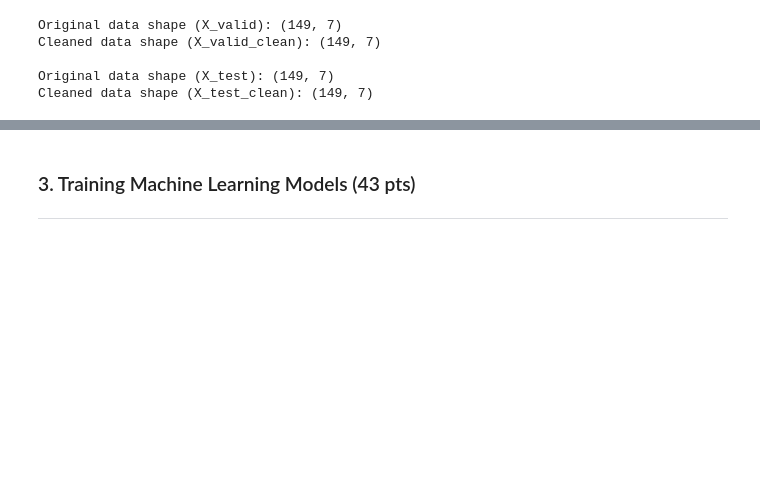
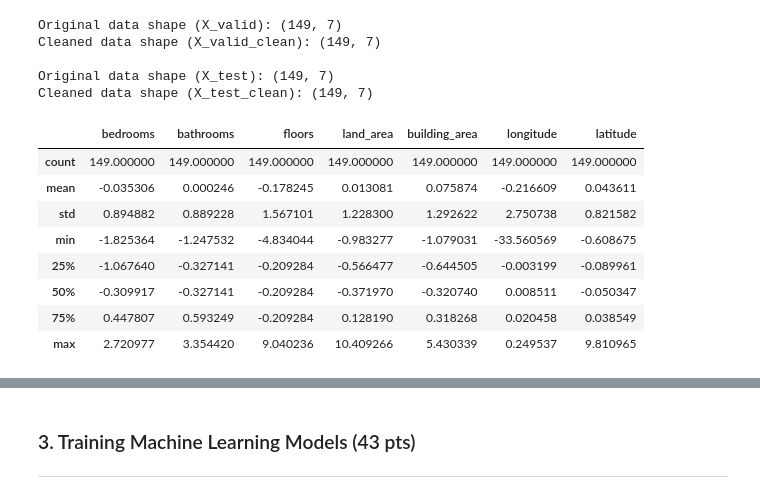
Before and after one commit to Cakurniawan/pacmann-intro-ml, a Jupyter notebook: mentoring-2/Mentoring_02_Candra_Kurniawan_Introduction_to_Machine_Learning_Sekolah_Data.ipynb, the cells around one changed output, grey strips where cells are left out. Cells and saved outputs as stored; diff of their text form; code cells hidden in the pictures; blank space fills up the shorter version.

```diff
--- a/mentoring-2/Mentoring_02_Candra_Kurniawan_Introduction_to_Machine_Learning_Sekolah_Data.ipynb
+++ b/mentoring-2/Mentoring_02_Candra_Kurniawan_Introduction_to_Machine_Learning_Sekolah_Data.ipynb
@@ -1194,3 +1108,15 @@ Cleaned data shape (X_valid_clean): (149, 7)
 
 Original data shape (X_test): (149, 7)
 Cleaned data shape (X_test_clean): (149, 7)
+# %%
+X_test_clean.describe()
+# %% [output]
+|  | bedrooms | bathrooms | floors | land_area | building_area | longitude | latitude |
+| count | 149.000000 | 149.000000 | 149.000000 | 149.000000 | 149.000000 | 149.000000 | 149.000000 |
+| mean | -0.035306 | 0.000246 | -0.178245 | 0.013081 | 0.075874 | -0.216609 | 0.043611 |
+| std | 0.894882 | 0.889228 | 1.567101 | 1.228300 | 1.292622 | 2.750738 | 0.821582 |
+| min | -1.825364 | -1.247532 | -4.834044 | -0.983277 | -1.079031 | -33.560569 | -0.608675 |
+| 25% | -1.067640 | -0.327141 | -0.209284 | -0.566477 | -0.644505 | -0.003199 | -0.089961 |
+| 50% | -0.309917 | -0.327141 | -0.209284 | -0.371970 | -0.320740 | 0.008511 | -0.050347 |
+| 75% | 0.447807 | 0.593249 | -0.209284 | 0.128190 | 0.318268 | 0.020458 | 0.038549 |
+| max | 2.720977 | 3.354420 | 9.040236 | 10.409266 | 5.430339 | 0.249537 | 9.810965 |
```
Also changed, not shown: parts of 42 cells of this notebook.
